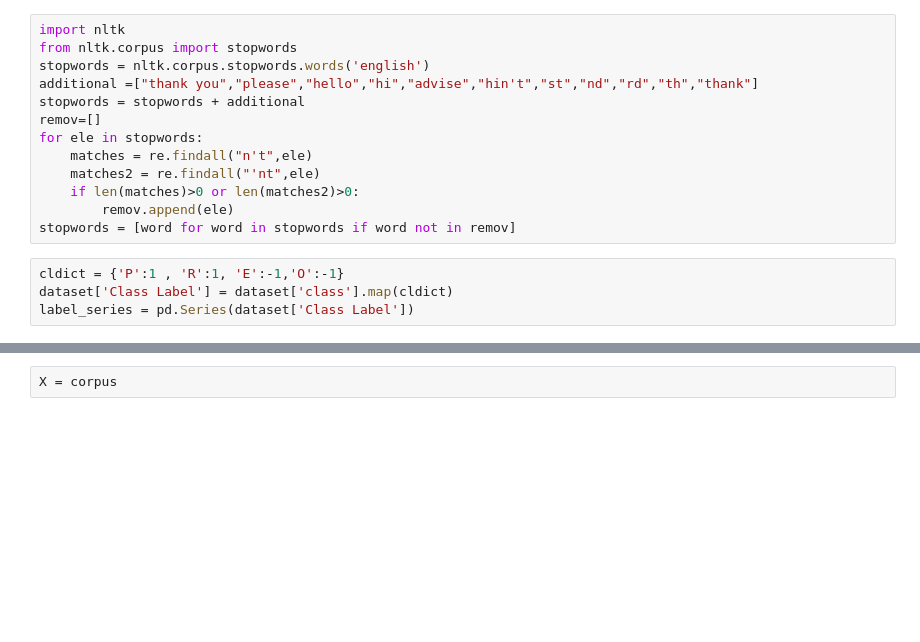
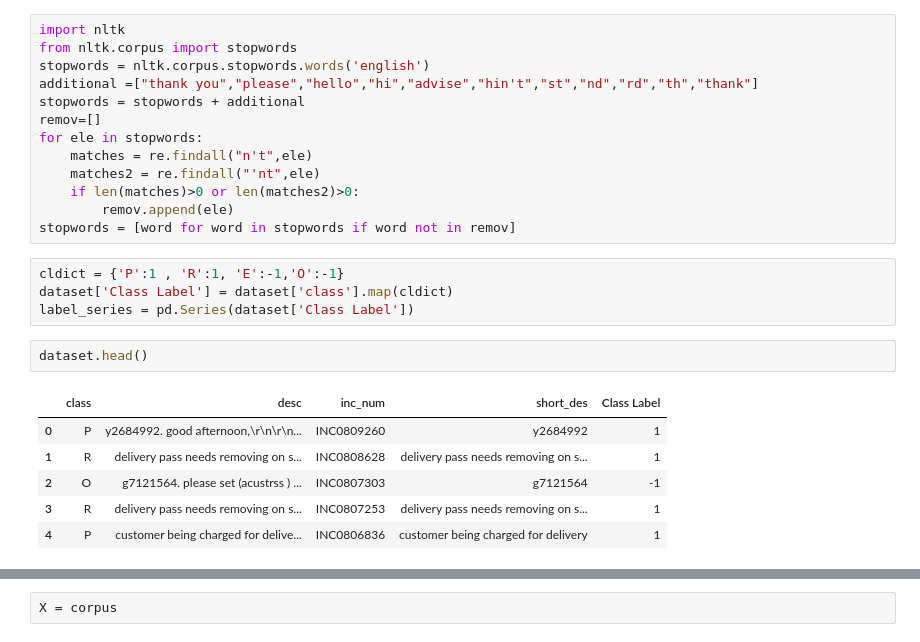
Before and after one commit to singhavneet447/avneet, a Jupyter notebook: NLP/One Class classification.ipynb, the cells around one changed output, grey strips where cells are left out. Cells and saved outputs as stored; diff of their text form; blank space fills up the shorter version.

```diff
--- a/NLP/One Class classification.ipynb
+++ b/NLP/One Class classification.ipynb
@@ -189,6 +189,15 @@ stopwords = [word for word in stopwords if word not in remov]
 cldict = {'P':1 , 'R':1, 'E':-1,'O':-1}
 dataset['Class Label'] = dataset['class'].map(cldict)
 label_series = pd.Series(dataset['Class Label'])
+# %%
+dataset.head()
+# %% [output]
+|  | class | desc | inc_num | short_des | Class Label |
+| 0 | P | y2684992. good afternoon,\r\n\r\n... | INC0809260 | y2684992 | 1 |
+| 1 | R | delivery pass needs removing on s... | INC0808628 | delivery pass needs removing on s... | 1 |
+| 2 | O | g7121564. please set (acustrss ) ... | INC0807303 | g7121564 | -1 |
+| 3 | R | delivery pass needs removing on s... | INC0807253 | delivery pass needs removing on s... | 1 |
+| 4 | P | customer being charged for delive... | INC0806836 | customer being charged for delivery | 1 |
 # %%
 from keras.utils import to_categorical
 
```
Also changed, not shown: parts of 45 cells of this notebook, 5 other files.
